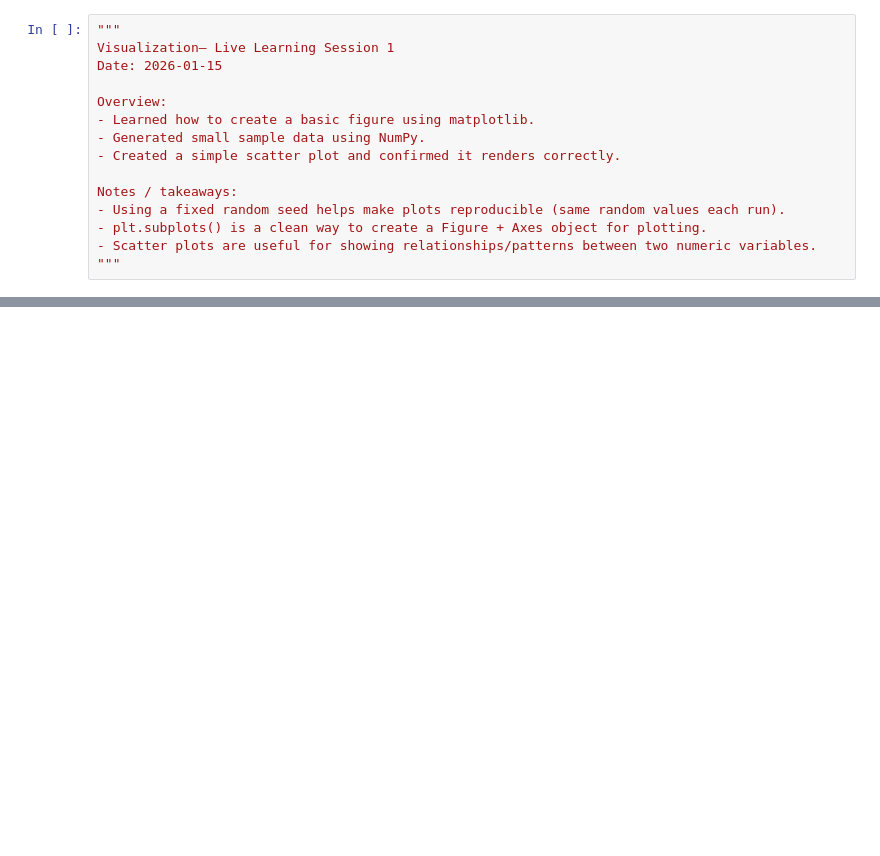
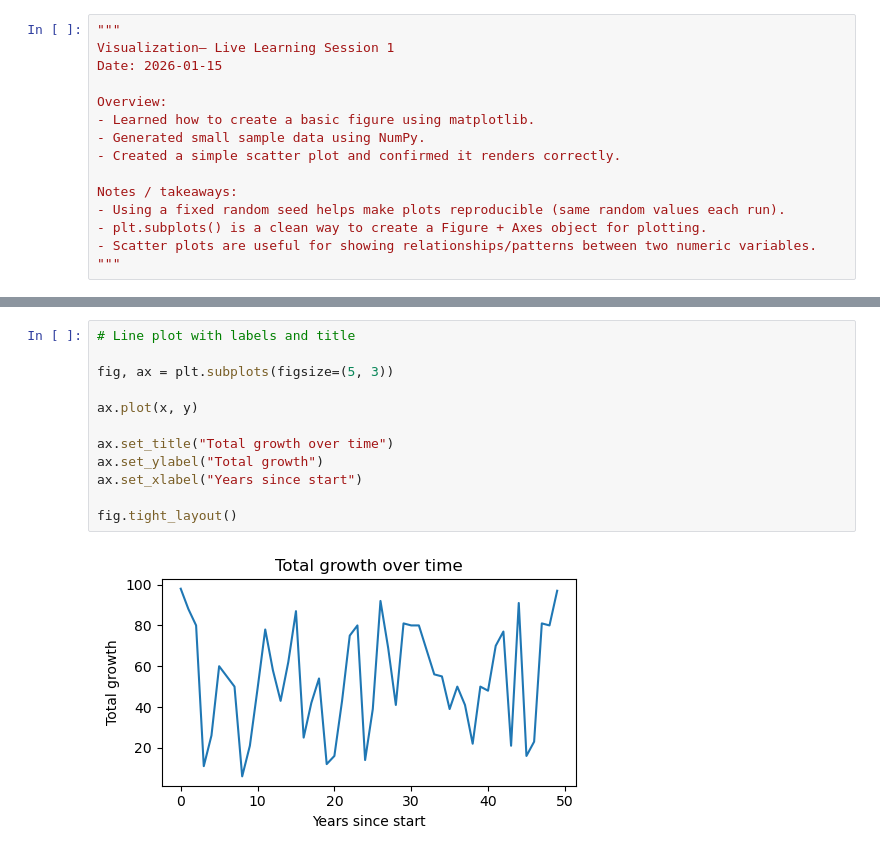
Before and after one commit to katariamonika/visualization, a Jupyter notebook: 02_activities/assignments/participation/session_01.ipynb, the cells around one changed output, grey strips where cells are left out. Drawn from its saved outputs; the diff is of its cells as text; blank space fills up the shorter version.

```diff
--- a/02_activities/assignments/participation/session_01.ipynb
+++ b/02_activities/assignments/participation/session_01.ipynb
@@ -35,0 +61,14 @@ plt.show()
+# %%
+# Line plot with labels and title
+
+fig, ax = plt.subplots(figsize=(5, 3))
+
+ax.plot(x, y)
+
+ax.set_title("Total growth over time")
+ax.set_ylabel("Total growth")
+ax.set_xlabel("Years since start")
+
+fig.tight_layout()
+# %% [output]
+[figure, added]
```
Also changed, not shown: parts of 12 cells of this notebook, 8 other files.
